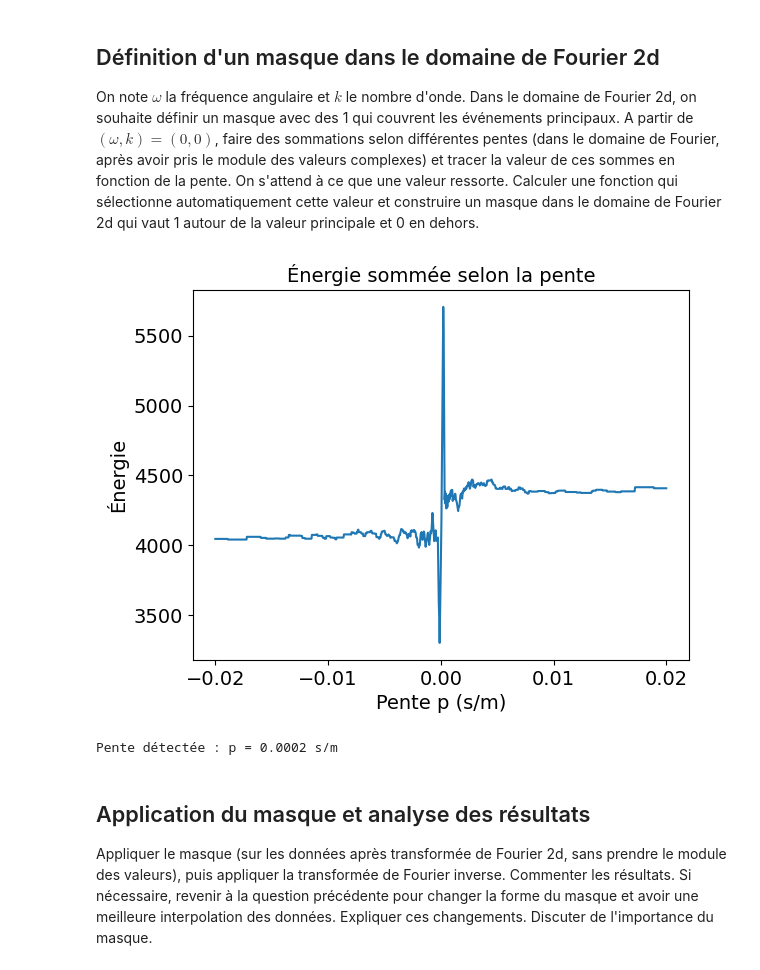
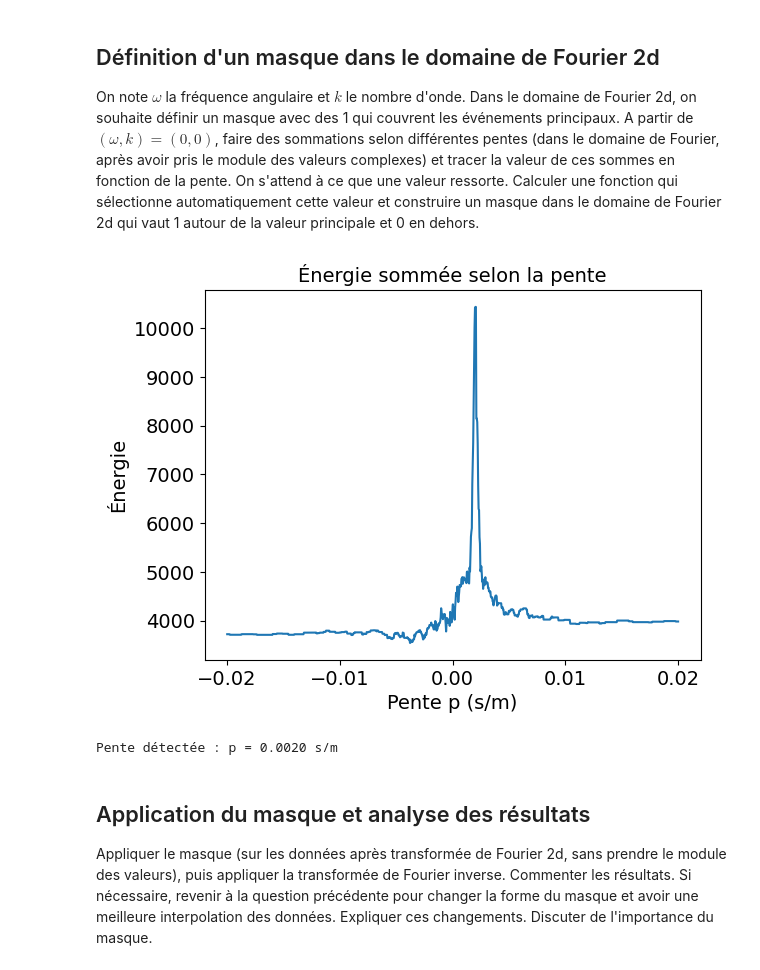
Before and after one commit to mariehoumaire/Projet-Optim-, a Jupyter notebook: miniprojet/mini_projet_geophysique.ipynb, the cells around one changed output. Saved outputs shown, nothing was run; the diff lists cells and outputs as text; code cells hidden in the pictures.

```diff
--- a/miniprojet/mini_projet_geophysique.ipynb
+++ b/miniprojet/mini_projet_geophysique.ipynb
@@ -189,41 +189,39 @@ plt.set_cmap('bwr')
 ## Définition d'un masque dans le domaine de Fourier 2d
 On note $\omega$ la fréquence angulaire et $k$ le nombre d'onde. Dans le domaine de Fourier 2d, on souhaite définir un masque avec des 1 qui couvrent les événements principaux. A partir de $(\omega,k)=(0,0)$, faire des sommations selon différentes pentes (dans le domaine de Fourier, après avoir pris le module des valeurs complexes) et tracer la valeur de ces sommes en fonction de la pente. On s'attend à ce que une valeur ressorte. Calculer une fonction qui sélectionne automatiquement cette valeur et construire un masque dans le domaine de Fourier 2d qui vaut 1 autour de la valeur principale et 0 en dehors.
 # %%
-U_mod = np.fft.fftshift(u)
+af_shift = np.fft.fftshift(np.fft.fftfreq(nt, d=dt))
+ak_shift = np.fft.fftshift(np.fft.fftfreq(nx, d=dx))
 
-af_shift = np.fft.fftshift(af)
-ak_shift = np.fft.fftshift(ak)
+U_mod = np.fft.fftshift(np.abs(np.fft.fft2(gpanel1)))
 
+# Sommation selon les pentes
 pentes = np.linspace(-0.02, 0.02, 1000)
 energie = np.zeros(len(pentes))
-
 for i, p in enumerate(pentes):
     for j, f in enumerate(af_shift):
         k_target = -p * f
         i_k = np.argmin(np.abs(ak_shift - k_target))
         energie[i] += U_mod[j, i_k]
-
 
 fig = plt.figure()
 av = plt.subplot(111)
 plt.plot(pentes, energie)
 plt.title("Énergie sommée selon la pente", fontsize=labelsize)
 plt.xlabel("Pente p (s/m)", fontsize=labelsize)
 plt.ylabel("Énergie", fontsize=labelsize)
 av.tick_params(axis='both', which='major', labelsize=labelsize)
 plt.show()
 
-#vfonction de sélection de cette valeur.
 p_detected = pentes[np.argmax(energie)]
 print(f"Pente détectée : p = {p_detected:.4f} s/m")
 
-#création du mask
+# Masque avec delta_f adapté aux vraies fréquences
 KK, FF = np.meshgrid(ak_shift, af_shift)
-delta_f = 2.0
+delta_f = 5.0   # Hz — à ajuster entre 2 et 20
 mask = (np.abs(FF + KK / p_detected) < delta_f).astype(float)
 # %% [output]
-[figure, old version]
+[figure, new version]
-Pente détectée : p = 0.0002 s/m
+Pente détectée : p = 0.0020 s/m
 # %% [markdown]
 ## Application du masque et analyse des résultats
 Appliquer le masque (sur les données après transformée de Fourier 2d, sans prendre le module des valeurs), puis appliquer la transformée de Fourier inverse. Commenter les résultats. Si nécessaire, revenir à la question précédente pour changer la forme du masque et avoir une meilleure interpolation des données. Expliquer ces changements. Discuter de l'importance du masque.
```
Also changed, not shown: parts of 4 cells of this notebook.
